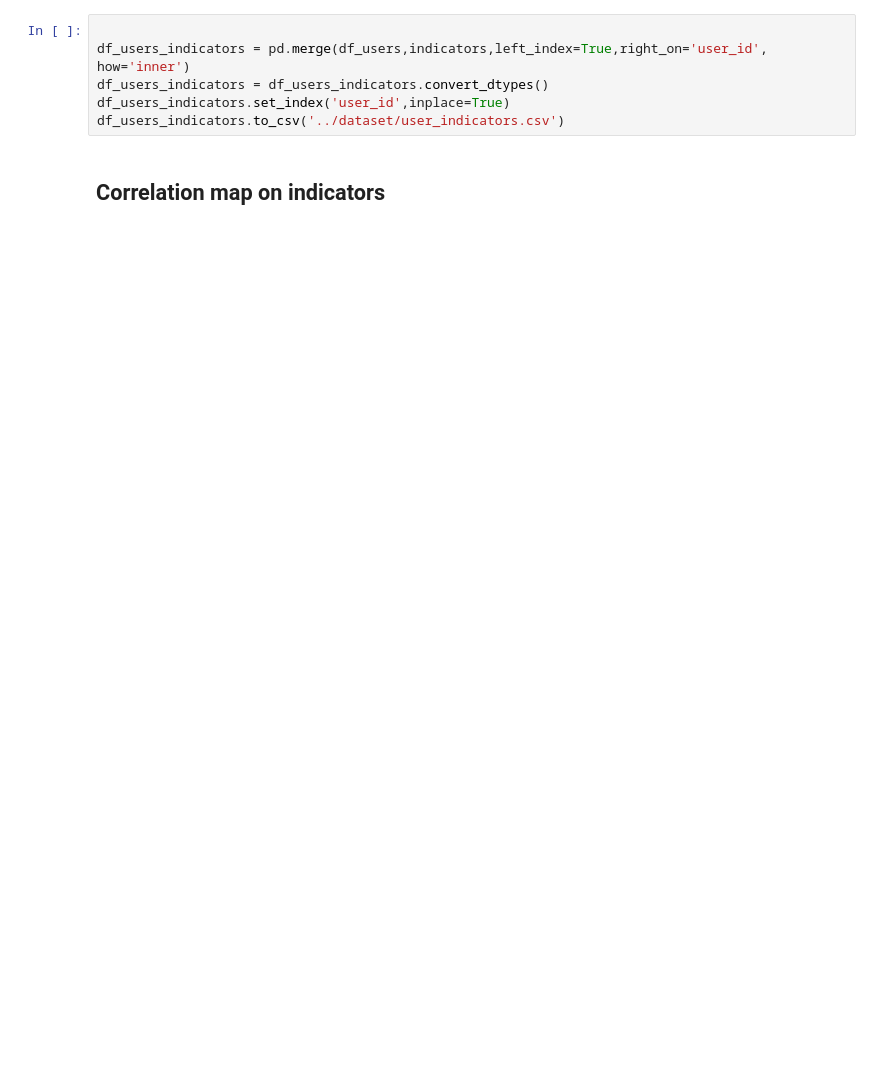
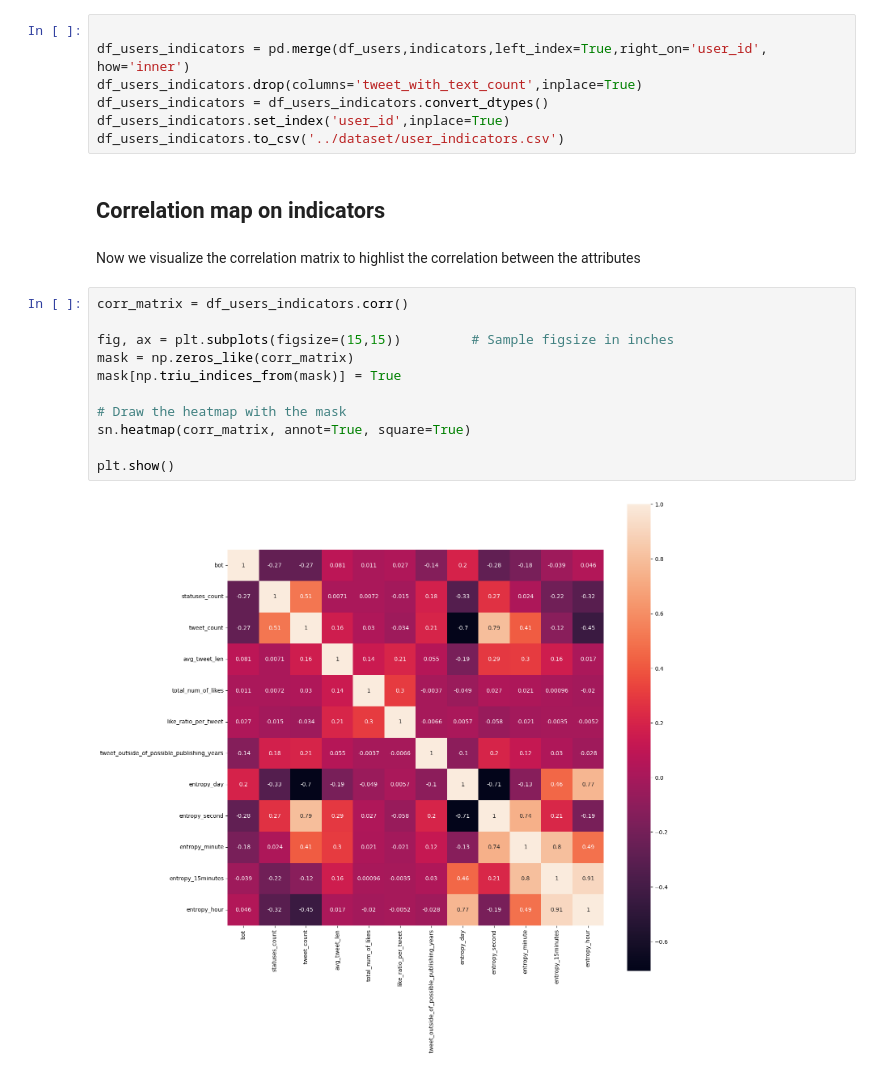
Before and after one commit to alessandrocubic/Unipi-Data-Mining-project-AY-22-23, a Jupyter notebook: TASK_1/Data_Preparation.ipynb, the cells around one changed output. Cells and saved outputs as stored; diff of their text form; blank space fills up the shorter version.

Commit message:
Added the correlation matrix

```diff
--- a/TASK_1/Data_Preparation.ipynb
+++ b/TASK_1/Data_Preparation.ipynb
@@ -286,8 +286,24 @@ memory usage: 1.2+ MB
 # %%
 
 df_users_indicators = pd.merge(df_users,indicators,left_index=True,right_on='user_id', how='inner')
+df_users_indicators.drop(columns='tweet_with_text_count',inplace=True)
 df_users_indicators = df_users_indicators.convert_dtypes()
 df_users_indicators.set_index('user_id',inplace=True)
 df_users_indicators.to_csv('../dataset/user_indicators.csv')
 # %% [markdown]
 ## Correlation map on indicators
+# %% [markdown]
+Now we visualize the correlation matrix to highlist the correlation between the attributes
+# %%
+corr_matrix = df_users_indicators.corr()
+
+fig, ax = plt.subplots(figsize=(15,15))         # Sample figsize in inches
+mask = np.zeros_like(corr_matrix)
+mask[np.triu_indices_from(mask)] = True
+
+# Draw the heatmap with the mask
+sn.heatmap(corr_matrix, annot=True, square=True)
+
+plt.show()
+# %% [output]
+[figure, added]
```
Also changed, not shown: 1 other file.
